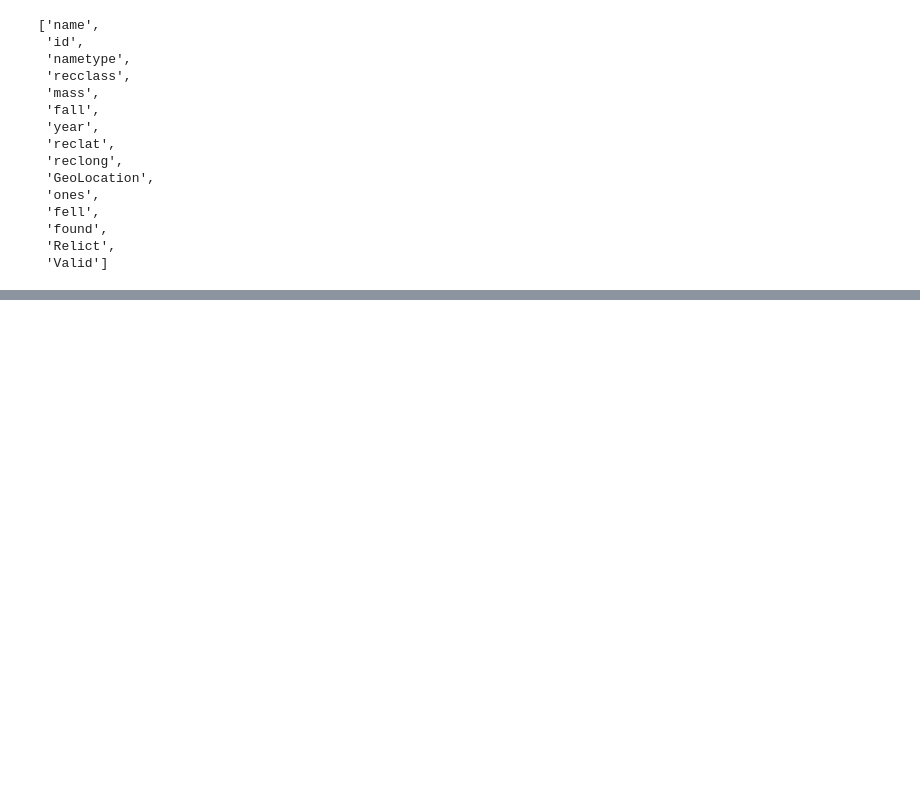
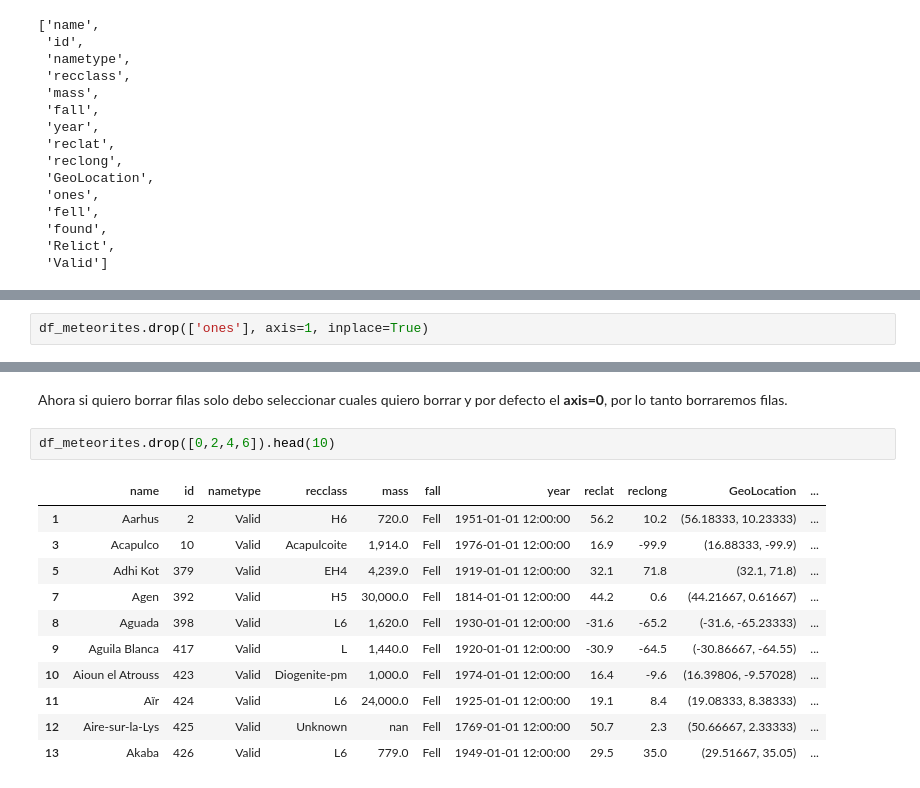
Before and after one commit to francomanca93/analisis-de-datos, a Jupyter notebook: 2-Funcionalidades-basicas-de-pandas/7_Tipos_de_datos.ipynb, the cells around one changed output, grey strips where cells are left out. Saved outputs shown, nothing was run; the diff lists cells and outputs as text; blank space fills up the shorter version.

Commit message:
Borrando filas, columnas y copiando datos.

```diff
--- a/2-Funcionalidades-basicas-de-pandas/7_Tipos_de_datos.ipynb
+++ b/2-Funcionalidades-basicas-de-pandas/7_Tipos_de_datos.ipynb
@@ -482,0 +507,2 @@ list(df_meteorites)
+# %%
+df_meteorites.drop(['ones'], axis=1, inplace=True)
@@ -482,0 +518,16 @@ list(df_meteorites)
+# %% [markdown]
+Ahora si quiero borrar filas solo debo seleccionar cuales quiero borrar y por defecto el **axis=0**, por lo tanto borraremos filas.
+# %%
+df_meteorites.drop([0,2,4,6]).head(10)
+# %% [output]
+|  | name | id | nametype | recclass | mass | fall | year | reclat | reclong | GeoLocation | ... |
+| 1 | Aarhus | 2 | Valid | H6 | 720.0 | Fell | 1951-01-01 12:00:00 | 56.2 | 10.2 | (56.18333, 10.23333) | ... |
+| 3 | Acapulco | 10 | Valid | Acapulcoite | 1,914.0 | Fell | 1976-01-01 12:00:00 | 16.9 | -99.9 | (16.88333, -99.9) | ... |
+| 5 | Adhi Kot | 379 | Valid | EH4 | 4,239.0 | Fell | 1919-01-01 12:00:00 | 32.1 | 71.8 | (32.1, 71.8) | ... |
+| 7 | Agen | 392 | Valid | H5 | 30,000.0 | Fell | 1814-01-01 12:00:00 | 44.2 | 0.6 | (44.21667, 0.61667) | ... |
+| 8 | Aguada | 398 | Valid | L6 | 1,620.0 | Fell | 1930-01-01 12:00:00 | -31.6 | -65.2 | (-31.6, -65.23333) | ... |
+| 9 | Aguila Blanca | 417 | Valid | L | 1,440.0 | Fell | 1920-01-01 12:00:00 | -30.9 | -64.5 | (-30.86667, -64.55) | ... |
+| 10 | Aioun el Atrouss | 423 | Valid | Diogenite-pm | 1,000.0 | Fell | 1974-01-01 12:00:00 | 16.4 | -9.6 | (16.39806, -9.57028) | ... |
+| 11 | Aïr | 424 | Valid | L6 | 24,000.0 | Fell | 1925-01-01 12:00:00 | 19.1 | 8.4 | (19.08333, 8.38333) | ... |
+| 12 | Aire-sur-la-Lys | 425 | Valid | Unknown | nan | Fell | 1769-01-01 12:00:00 | 50.7 | 2.3 | (50.66667, 2.33333) | ... |
+| 13 | Akaba | 426 | Valid | L6 | 779.0 | Fell | 1949-01-01 12:00:00 | 29.5 | 35.0 | (29.51667, 35.05) | ... |
```
Also changed, not shown: parts of 10 cells of this notebook.
